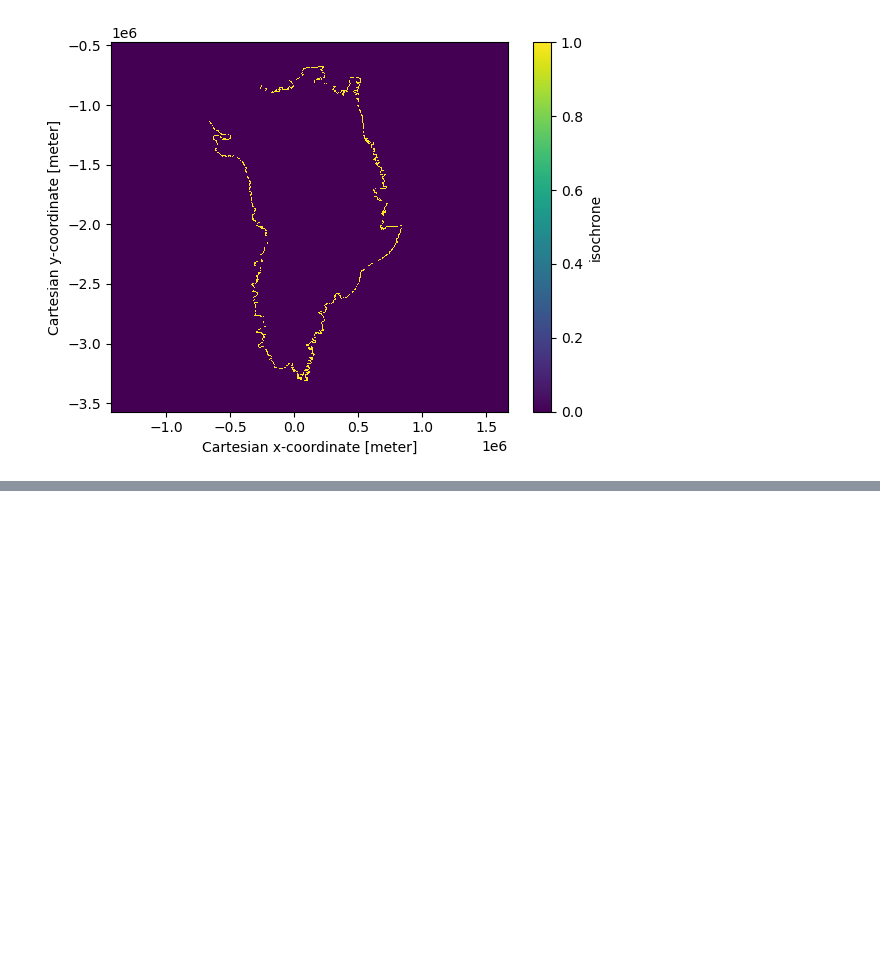
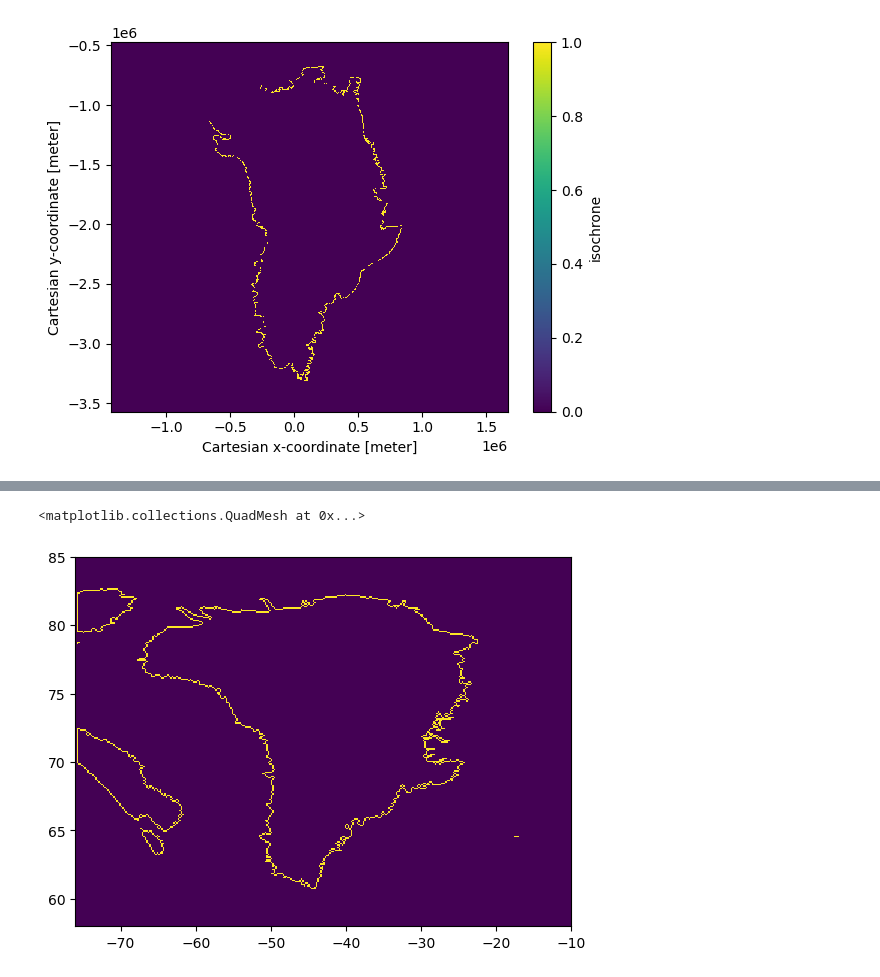
Before and after one commit to Jonniebarnsley/Karthaus, a Jupyter notebook: jonnie.ipynb, the cells around one changed output, grey strips where cells are left out. Saved outputs shown, nothing was run; the diff lists cells and outputs as text; code cells hidden in the pictures; blank space fills up the shorter version.

```diff
--- a/jonnie.ipynb
+++ b/jonnie.ipynb
@@ -49,0 +98,10 @@ file =
+# %%
+outline = mask - ndimage.binary_erosion(mask)
+# %%
+x = mask.x1
+y = mask.y1
+
+plt.pcolormesh(x, y, outline)
+# %% [output]
+<matplotlib.collections.QuadMesh at 0x...>
+[figure, added]
```
Also changed, not shown: parts of 7 cells of this notebook.
